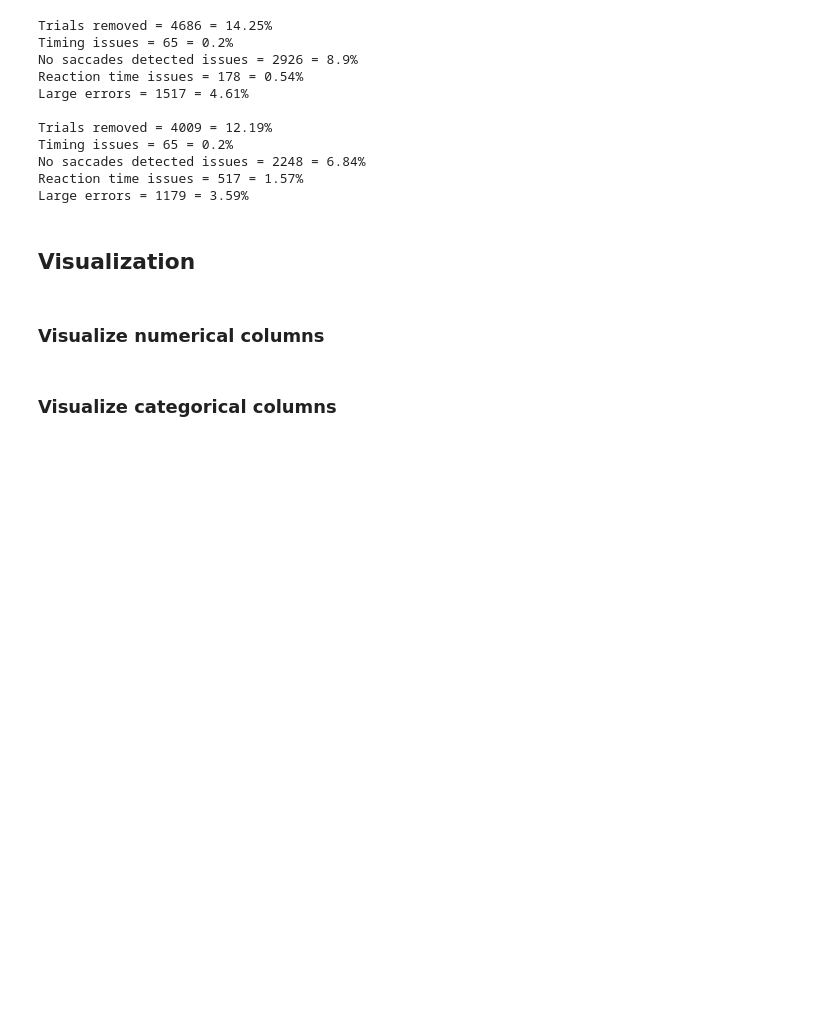
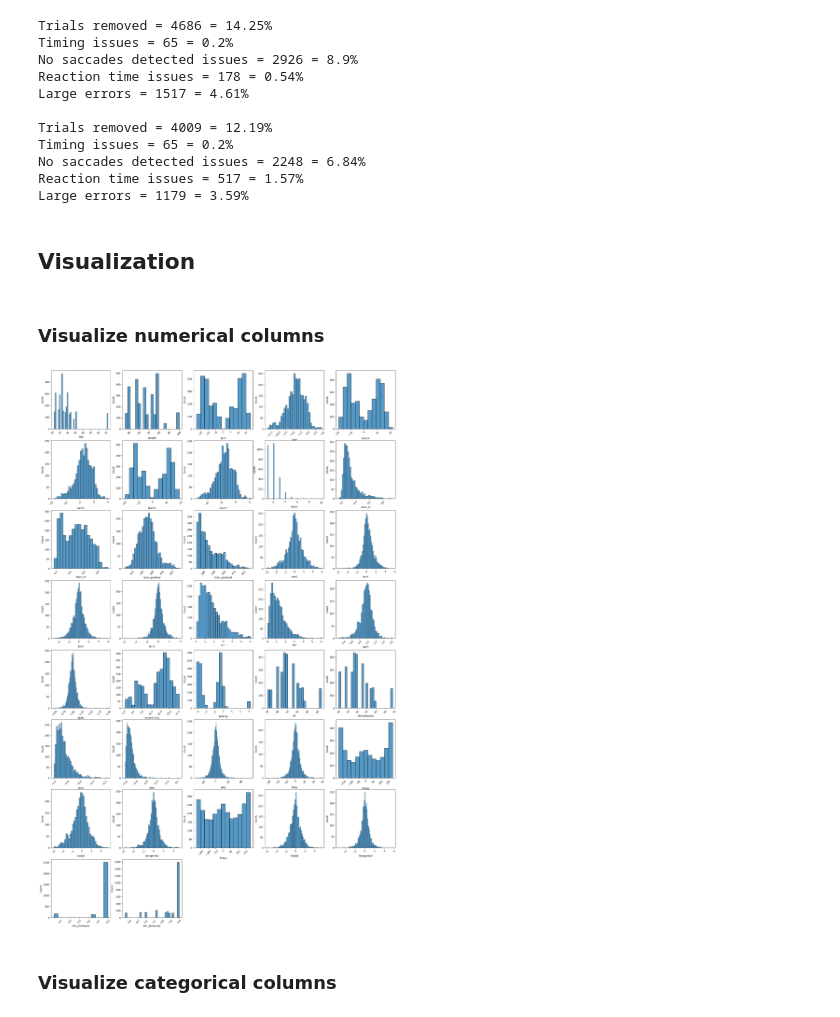
Before and after one commit to mindemory/mgs_stimul, a Jupyter notebook: mgsAnalysis/analysisEye/main.ipynb, the cells around one changed output. Drawn from its saved outputs; the diff is of its cells as text; code cells hidden in the pictures; blank space fills up the shorter version.

```diff
--- a/mgsAnalysis/analysisEye/main.ipynb
+++ b/mgsAnalysis/analysisEye/main.ipynb
@@ -79,7 +94,7 @@ cat_cols = df_calib.select_dtypes(include=['object']).columns
 numer_cols = ['age', 'weight', 'TarX', 'TarY', 'isaccX', 'isaccY', 'fsaccX',
        'fsaccY', 'nsacc', 'isacc_rt', 'fsacc_rt', 'isacc_peakvel',
        'fsacc_peakvel', 'ierrX', 'ierrY', 'ferrX',
-       'ferrY', 'ierr', 'ferr', 'igain', 'fgain', 'eccentricity', 'polang',
+       'ferrY', 'ierr', 'ferr', 'igain', 'fgain', 'eccentricity', 'polang', 'PT', 'StimIntensity',
        'ipea', 'fpea', 'iang', 'fang', 'itheta', 'iradial', 'itangential',
        'ftheta', 'fradial', 'ftangential', 'ierr_threshold', 'ferr_threshold']
 # %% [markdown]
@@ -87,10 +102,12 @@ numer_cols = ['age', 'weight', 'TarX', 'TarY', 'isaccX', 'isaccY', 'fsaccX',
 # %%
 plt.figure(figsize=(25, 40))
 for i, col in enumerate(numer_cols):
-    plt.subplot(7, 5, i + 1)
+    plt.subplot(8, 5, i + 1)
     sns.histplot(x=col, data=small_df)
     plt.xticks(rotation=45)
 plt.show()
+# %% [output]
+[figure, added]
 # %%
 # Check for correlation in data
 plt.figure(figsize=(20, 20))
```
Also changed, not shown: parts of 11 cells of this notebook.
